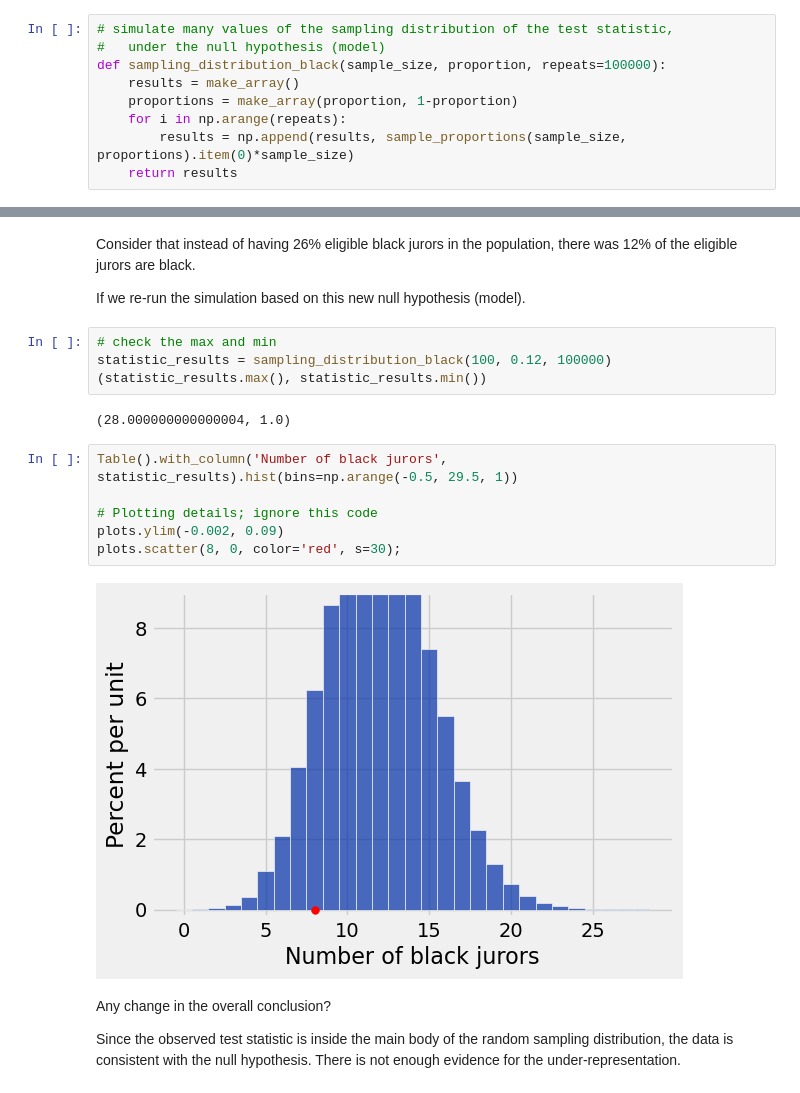
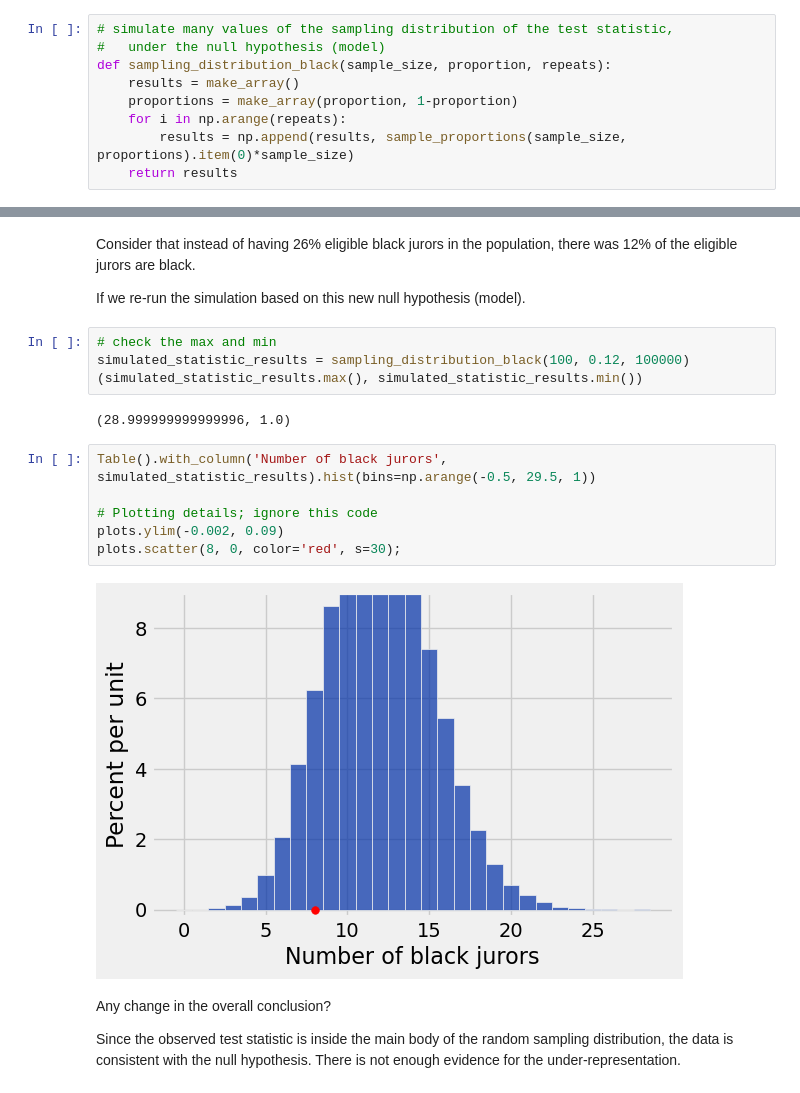
Before and after one commit to SRJC-Data-Science/materials-sp22, a Jupyter notebook: SRJC/lecture_note/lecture_17_18_19/hypothesis_testing-pw.ipynb, the cells around one changed output, grey strips where cells are left out. Drawn from its saved outputs; the diff is of its cells as text.

```diff
--- a/SRJC/lecture_note/lecture_17_18_19/hypothesis_testing-pw.ipynb
+++ b/SRJC/lecture_note/lecture_17_18_19/hypothesis_testing-pw.ipynb
@@ -83,7 +83,7 @@ sample_proportions(sample_size, proportions).item(0) * 100
 # %%
 # simulate many values of the sampling distribution of the test statistic,
 #   under the null hypothesis (model)
-def sampling_distribution_black(sample_size, proportion, repeats=100000):
+def sampling_distribution_black(sample_size, proportion, repeats):
     results = make_array()
     proportions = make_array(proportion, 1-proportion)
     for i in np.arange(repeats):
@@ -115,18 +124,18 @@ Consider that instead of having 26% eligible black jurors in the population, the
 If we re-run the simulation based on this new null hypothesis (model).
 # %%
 # check the max and min
-statistic_results = sampling_distribution_black(100, 0.12, 100000)
-(statistic_results.max(), statistic_results.min())
+simulated_statistic_results = sampling_distribution_black(100, 0.12, 100000)
+(simulated_statistic_results.max(), simulated_statistic_results.min())
 # %% [output]
-(28.000000000000004, 1.0)
+(28.999999999999996, 1.0)
 # %%
-Table().with_column('Number of black jurors', statistic_results).hist(bins=np.arange(-0.5, 29.5, 1))
+Table().with_column('Number of black jurors', simulated_statistic_results).hist(bins=np.arange(-0.5, 29.5, 1))
 
 # Plotting details; ignore this code
 plots.ylim(-0.002, 0.09)
 plots.scatter(8, 0, color='red', s=30);
 # %% [output]
-[figure, old version]
+[figure, new version]
 # %% [markdown]
 Any change in the overall conclusion?
 
```
Also changed, not shown: parts of 17 cells of this notebook.
